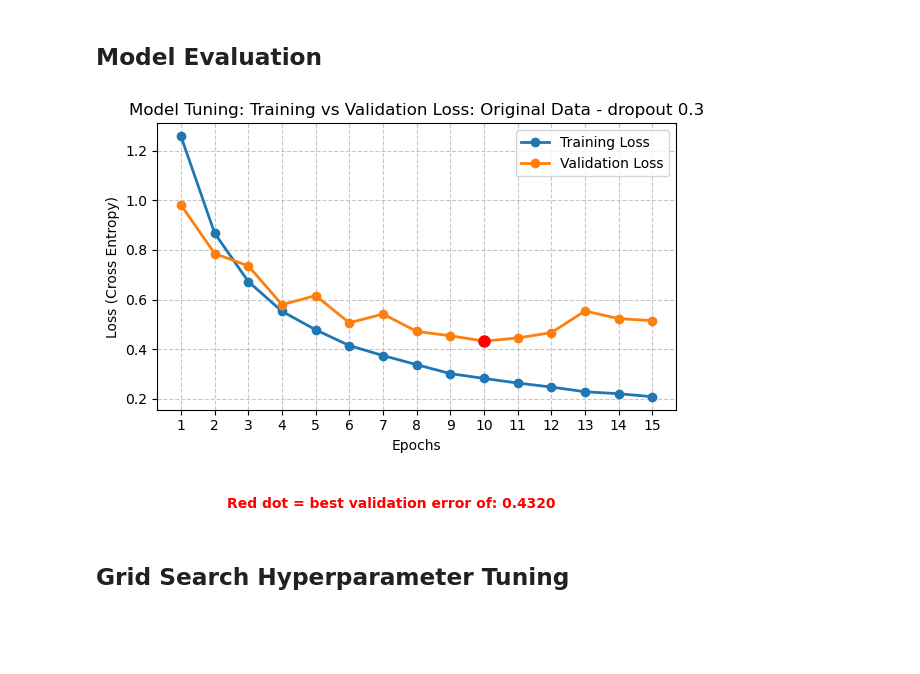
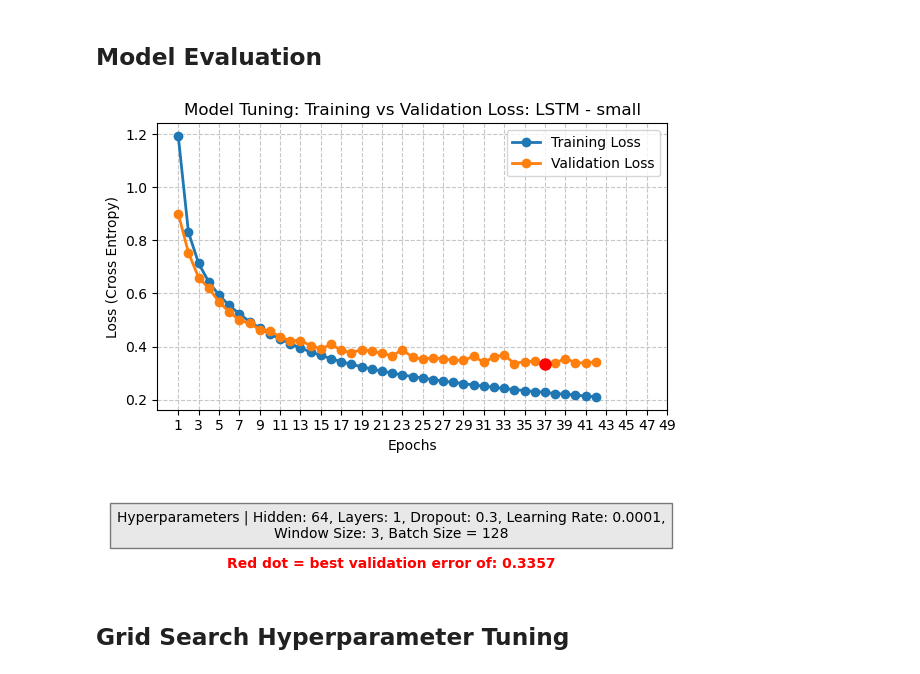
Before and after one commit to chenchristian/CV_to_StreetFighter, a Jupyter notebook: Models/LSTM_v1/model_tuning.ipynb, the cells around one changed output. Drawn from its saved outputs; the diff is of its cells as text; code cells hidden in the pictures; blank space fills up the shorter version.

```diff
--- a/Models/LSTM_v1/model_tuning.ipynb
+++ b/Models/LSTM_v1/model_tuning.ipynb
@@ -17,9 +17,9 @@ import lstm_model # Your python file
 import os
 
 # Go up two directories (../../) to reach the root, then into Data
-train_folder = "../../Data/Train_Test_Data/Not_Seperated/Clips_Split_80_20/Train_clips"
+train_folder = "../../Data/Train_Test_Data/Not_Seperated/Clips_Split_80_20/Train_clips_augmented"
 
-test_folder = "../../Data/Train_Test_Data/Not_Seperated/Clips_Split_80_20/Test_clips"
+test_folder = "../../Data/Train_Test_Data/Not_Seperated/Clips_Split_80_20/Test_clips_augmented"
 
 # Quick sanity check! This should print True if the paths are correct.
 print("Train folder found:", os.path.exists(train_folder))
@@ -37,8 +35,8 @@ Using device: cpu
 ## Data Preparation
 # %%
 # --- CELL 2: Data Preparation ---
-window_size = 5
-batch_size = 16
+window_size = 3
+batch_size = 128
 
 print("Loading training data...")
 train_dataset = lstm_model.PoseWindowDataset(train_folder, window_size=window_size)
@@ -186,38 +191,54 @@ TypeError: train_and_tune() got an unexpected keyword argument 'epochs'
 # %%
 # --- CELL 5: Plot Learning Curves ---
 plt.figure(figsize=(6, 4))
-plt.plot(range(1, epochs_to_run + 1), train_hist, label='Training Loss', marker='o', linewidth=2)
-plt.plot(range(1, epochs_to_run + 1), val_hist, label='Validation Loss', marker='o', linewidth=2)
+actual_epochs = range(1, len(train_hist) + 1)
 
+# Use actual_epochs for the X-axis
+plt.plot(actual_epochs, train_hist, label='Training Loss', marker='o', linewidth=2)
+plt.plot(actual_epochs, val_hist, label='Validation Loss', marker='o', linewidth=2)
 # === NEW: Plot red point and add caption below ===
 min_val_loss = min(val_hist)
 min_epoch = val_hist.index(min_val_loss) + 1
 
 # Make the specific point red (zorder=5 ensures it draws on top of the line)
 plt.plot(min_epoch, min_val_loss, marker='o', color='red', markersize=8, zorder=5)
 
 # Add caption text below the entire graph
 plt.figtext(
-    0.5, -0.05,  # x, y coordinates (0.5 is centered horizontally, negative y pushes it below)
+    0.5, -0.2,  # x, y coordinates (0.5 is centered horizontally, negative y pushes it below)
     f"Red dot = best validation error of: {min_val_loss:.4f}",
     ha='center',
     color='red',
     fontweight='bold',
     fontsize=10
 )
+
+model_params = {
+    "input_size": 84,
+    "hidden_size": 64,
+    "num_layers": 1,
+    "num_classes": num_classes,
+    "dropout": 0.3
+}
+
+# Format the dictionary into a readable string
+param_text = (f"Hyperparameters | Hidden: {model_params['hidden_size']}, "
+              f"Layers: {model_params['num_layers']}, Dropout: {model_params['dropout']}, Learning Rate: {learning_rate}, Window Size: {window_size}, Batch Size = {batch_size}")
+plt.figtext(0.5, -0.12, param_text, wrap=True, horizontalalignment='center',
+            fontsize=10, bbox=dict(facecolor='lightgray', alpha=0.5, pad=5))
 # ======================================================
 
-plt.title('Model Tuning: Training vs Validation Loss: Original Data - dropout 0.3')
+plt.title('Model Tuning: Training vs Validation Loss: LSTM - small')
 plt.xlabel('Epochs')
 plt.ylabel('Loss (Cross Entropy)')
 plt.legend()
 plt.grid(True, linestyle='--', alpha=0.7)
-plt.xticks(range(1, epochs_to_run + 1))
+plt.xticks(range(1, epochs_to_run + 1, 2))
 
 # Adding 'rect' to tight_layout ensures the graph leaves room at the bottom for our caption
 plt.tight_layout(rect=[0, 0.05, 1, 1])
 plt.show()
 # %% [output]
-[figure, old version]
+[figure, new version]
 # %% [markdown]
 ## Grid Search Hyperparameter Tuning
```
Also changed, not shown: parts of 4 cells of this notebook, 2 other files.
